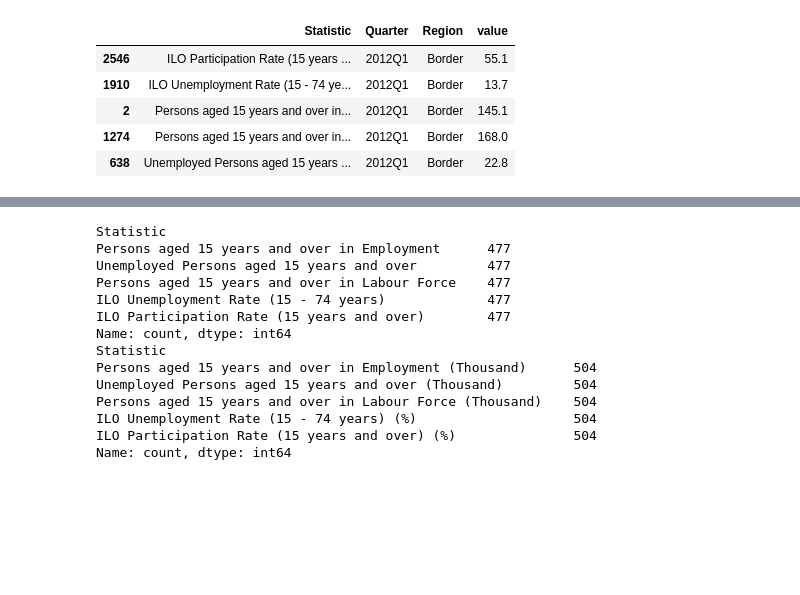
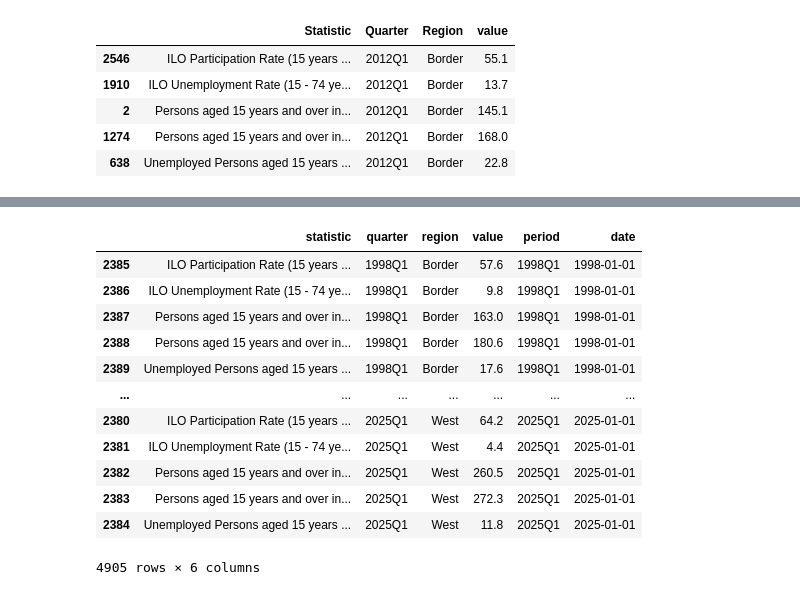
Before and after one commit to no1numa/ireland-workforce-analysis, a Jupyter notebook: notebooks/02_data_cleaning.ipynb, the cells around one changed output, grey strips where cells are left out. Saved outputs shown, nothing was run; the diff lists cells and outputs as text; code cells hidden in the pictures; blank space fills up the shorter version.

Commit message:
all dataframes related to the questions are now imported

```diff
--- a/notebooks/02_data_cleaning.ipynb
+++ b/notebooks/02_data_cleaning.ipynb
@@ -544,19 +544 @@ df_qlf15
 2520 rows × 4 columns
-# %%
-print(df_qlf08['Statistic'].value_counts())
-print(df_qlf15['Statistic'].value_counts())
-# %% [output]
-Statistic
-Persons aged 15 years and over in Employment      477
-Unemployed Persons aged 15 years and over         477
-Persons aged 15 years and over in Labour Force    477
-ILO Unemployment Rate (15 - 74 years)             477
-ILO Participation Rate (15 years and over)        477
-Name: count, dtype: int64
-Statistic
-Persons aged 15 years and over in Employment (Thousand)      504
-Unemployed Persons aged 15 years and over (Thousand)         504
-Persons aged 15 years and over in Labour Force (Thousand)    504
-ILO Unemployment Rate (15 - 74 years) (%)                    504
-ILO Participation Rate (15 years and over) (%)               504
-Name: count, dtype: int64
@@ -562,0 +547,26 @@ Name: count, dtype: int64
+# %%
+df_qlf15['Statistic'] = df_qlf15['Statistic'].apply(lambda x: x.replace(' (%)', ''))
+df_qlf15['Statistic'] = df_qlf15['Statistic'].apply(lambda x: x.replace(' (Thousand)', ''))
+
+quarter_to_dt(df_qlf08)
+quarter_to_dt(df_qlf15)
+# %%
+df_qlf08.columns = df_qlf08.columns.map(lambda x: x.lower().replace(' ', '_'))
+df_qlf15.columns = df_qlf15.columns.map(lambda x: x.lower().replace(' ', '_'))
+# %%
+df_q11q12 = pd.concat([df_qlf08, df_qlf15]).reset_index(drop=True).sort_values(by=['date', 'region', 'statistic'])
+df_q11q12
+# %% [output]
+|  | statistic | quarter | region | value | period | date |
+| 2385 | ILO Participation Rate (15 years ... | 1998Q1 | Border | 57.6 | 1998Q1 | 1998-01-01 |
+| 2386 | ILO Unemployment Rate (15 - 74 ye... | 1998Q1 | Border | 9.8 | 1998Q1 | 1998-01-01 |
+| 2387 | Persons aged 15 years and over in... | 1998Q1 | Border | 163.0 | 1998Q1 | 1998-01-01 |
+| 2388 | Persons aged 15 years and over in... | 1998Q1 | Border | 180.6 | 1998Q1 | 1998-01-01 |
+| 2389 | Unemployed Persons aged 15 years ... | 1998Q1 | Border | 17.6 | 1998Q1 | 1998-01-01 |
+| ... | ... | ... | ... | ... | ... | ... |
+| 2380 | ILO Participation Rate (15 years ... | 2025Q1 | West | 64.2 | 2025Q1 | 2025-01-01 |
+| 2381 | ILO Unemployment Rate (15 - 74 ye... | 2025Q1 | West | 4.4 | 2025Q1 | 2025-01-01 |
+| 2382 | Persons aged 15 years and over in... | 2025Q1 | West | 260.5 | 2025Q1 | 2025-01-01 |
+| 2383 | Persons aged 15 years and over in... | 2025Q1 | West | 272.3 | 2025Q1 | 2025-01-01 |
+| 2384 | Unemployed Persons aged 15 years ... | 2025Q1 | West | 11.8 | 2025Q1 | 2025-01-01 |
+4905 rows × 6 columns
```
Also changed, not shown: parts of 9 cells of this notebook.
